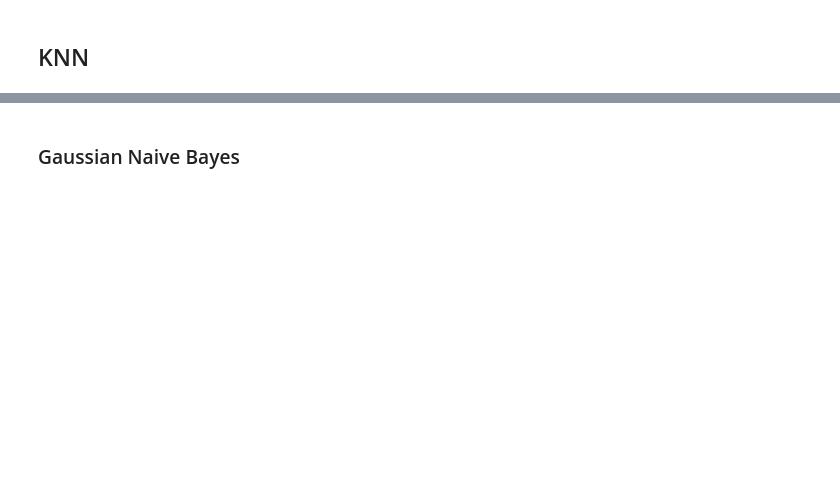
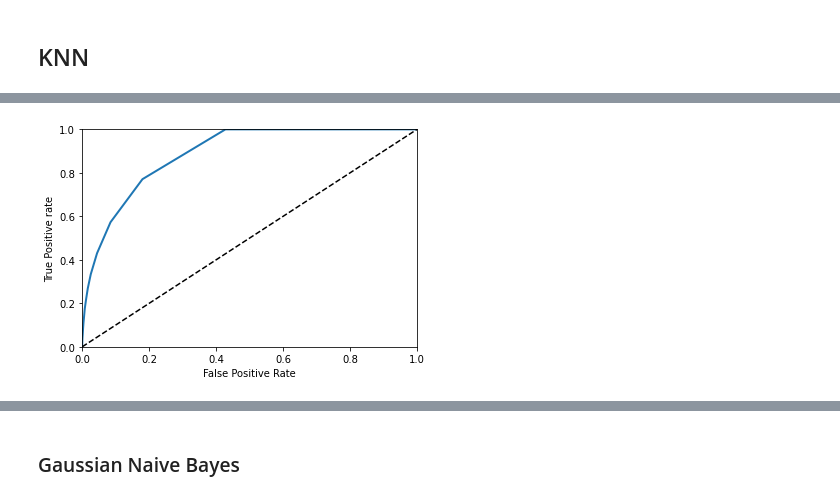
Before and after one commit to 0xgun/Credit-Eligibility, a Jupyter notebook: Phase_2/Phase 2.ipynb, the cells around one changed output, grey strips where cells are left out. Saved outputs shown, nothing was run; the diff lists cells and outputs as text; code cells hidden in the pictures; blank space fills up the shorter version.

```diff
--- a/Phase_2/Phase 2.ipynb
+++ b/Phase_2/Phase 2.ipynb
@@ -430,0 +444,10 @@ class PlotBoxR(object):
+# %%
+model_KNN = KNeighborsClassifier()
+
+neighbors = [1,2,3,4,5,6,7,8,9,10,11,12,13,14,15,16,17,18,19,20]
+model_KNN.fit(x_train, y_train)
+knn = KNeighborsClassifier(n_neighbors = 20)
+knn.fit(x_train, y_train)
+knn_scores_proba = knn.predict_proba(x_train)
+knn_scores = knn_scores_proba[:,1]
+print("AUC Score :", roc_auc_score(y_train,knn_scores))
@@ -487,14 +470,0 @@ Best: 0.935457 using {'n_neighbors': 15}
-# %%
-arglist = itertools.product(['uniform', 'distance'],['auto', 'ball_tree', 'kd_tree', 'brute'])
-
-weight, algorithm, maxauc = '', '', 0
-for wei, algo in arglist:
-    knn = KNeighborsClassifier(weights=wei, algorithm=algo)
-    knn.fit(x_test, y_test)
-    y_pred = knn.predict_proba(x_train)[:,1]
-    score = roc_auc_score(y_train, y_pred)
-    # print(wei, algo, score)
-    if score > maxauc:
-        weight, algorithm, maxauc = wei, algo, score
-print()
-print("Auc", maxauc)
@@ -504,7 +472,7 @@ Auc 0.6634813687799149
 scorelist = []
 n_neighbors, maxauc = -1, 0
 for k in range(100, 1000+1, 100):
-    knn = KNeighborsClassifier(n_neighbors=k, weights=weight, algorithm=algorithm)
+    knn = KNeighborsClassifier(n_neighbors=k)
     knn.fit(x_train, y_train)
     y_pred = knn.predict_proba(x_test)[:,1]
     score = roc_auc_score(y_test, y_pred)
@@ -530,9 +498,8 @@ print(n_neighbors, maxauc)
 # %%
 scorelist = []
-form = []
 n_neighbors, maxauc = -1, 0
 for k in range(320, 400+1, 10):
-    knn = KNeighborsClassifier(n_neighbors=k, weights=weight, algorithm=algorithm)
+    knn = KNeighborsClassifier(n_neighbors=k)
     knn.fit(x_train,y_train)
     y_pred = knn.predict_proba(x_test)[:,1]
     score = roc_auc_score(y_test, y_pred)
@@ -542,5 +509,4 @@ for k in range(320, 400+1, 10):
     scorelist.append(score)
 print()
 print(n_neighbors, maxauc)
-form.append(['KNN_{}_{}_{}'.format(weight,algorithm,n_neighbors),maxauc])
 # %% [output]
@@ -565,0 +532,11 @@ Text(0, 0.5, 'score(AUC)')
+# %%
+def plot_roc_curve(fpr, tpr, label=None):
+    plt.plot(fpr, tpr, linewidth=2, label=label)
+    plt.plot([0,1],[0,1], "k--")
+    plt.axis([0,1,0,1])
+    plt.xlabel("False Positive Rate")
+    plt.ylabel("True Positive rate")
+fpr_gbc, tpr_gbc, thresh_gbc = roc_curve(y_train, knn_scores)
+plot_roc_curve(fpr_gbc, tpr_gbc)
+# %% [output]
+[figure, added]
```
Also changed, not shown: parts of 111 cells of this notebook.
